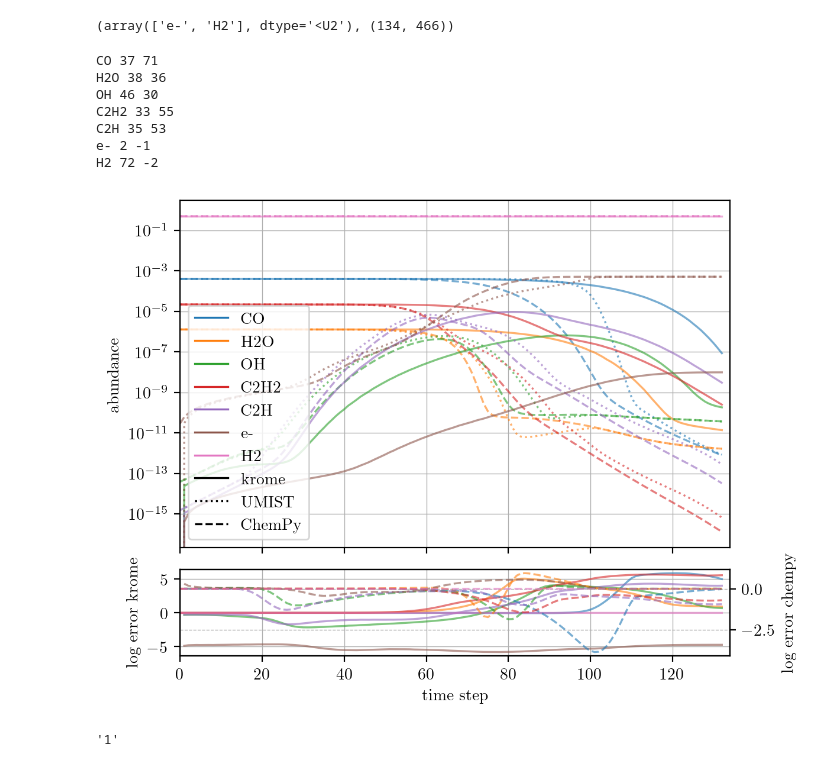
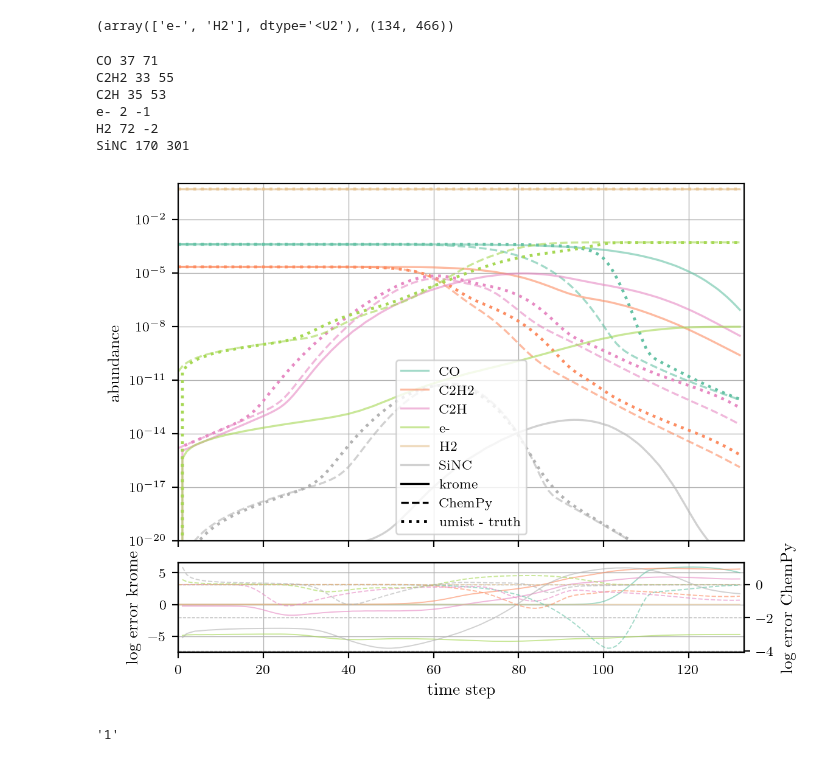
Before and after one commit to IvS-KULeuven/krome-CSE, a Jupyter notebook: benchmarkKROME.ipynb, the cells around one changed output. Saved outputs shown, nothing was run; the diff lists cells and outputs as text; code cells hidden in the pictures.

Commit message:
updating benchmark plot

```diff
--- a/benchmarkKROME.ipynb
+++ b/benchmarkKROME.ipynb
@@ -2,7 +2,6 @@
 import numpy                as np
 from os                     import listdir
 import matplotlib.pyplot    as plt
-import matplotlib           as mpl
 import matplotlib.lines     as mlines
 from natsort                import natsorted
 import os
@@ -13,6 +12,8 @@ from matplotlib             import rcParams, rc
 rcParams.update({'figure.dpi': 200})
 rc('font', family='serif')
 rc('text', usetex=True)
+rc('xtick', labelsize=8)
+rc('ytick', labelsize=8)
 
 import warnings
 warnings.filterwarnings("ignore")
@@ -20,10 +21,6 @@ warnings.filterwarnings("ignore")
 import sys
 sys.path.append('/STER/silkem/MACE/')
 import src.mace.utils as utils
-import src.mace.CSE_0D.dataset as ds
-
-from matplotlib             import rcParams, rc
-rcParams.update({'figure.dpi': 200})
 
 
 
@@ -214,7 +211,7 @@ ax1 = axs[0]
 ax2 = axs[1]
 ax2_twin = ax2.twinx()
 
-species = ['CO', 'H2O', 'OH', 'C2H2', 'C2H','e-',  'H2']
+species = ['CO', 'C2H2', 'C2H','e-',  'H2', 'SiNC']
 # species = ['e-', 'H2']
 
 alpha = 0.6
@@ -222,8 +219,9 @@ ms = 3
 lw = 1.2
 
 handles = []
+colors = plt.cm.Set2(np.linspace(0,1,len(species)))
 
-for spec in species:
+for i, spec in enumerate(species):
     ## KROME INDEX
     i_krome = get_idx(spec)
     ## UMIST INDEX
@@ -235,62 +233,67 @@ for spec in species:
         i_umist = specs_dict[spec]
     print(spec,i_krome,i_umist)
 
-
-    krome = abs_krome[i_krome-1]#/dens[:len(abs_krome[idx-1])]
+    ## abundances
+    krome = abs_krome[i_krome-1]
     umist = abs_umist[i_krome-1]/dens
     chempy = abs_chempy.T[i_umist]
 
-    line, = ax1.plot(krome, label = spec, alpha=alpha, ls = '-', lw =lw)
+    ## result KROME
+    line, = ax1.plot(krome, label = spec, alpha=alpha, ls = '-', lw =lw, color = colors[i])
+    ## result ChemPy
+    ax1.plot(chempy, alpha=alpha, ls = '--', lw =lw, color = line.get_color())
+    ## result UMIST --> "absolute truth"
+    ax1.plot(umist,  alpha=1, lw =lw+0.5, ls = ':', color = line.get_color())
 
-    specs_legend = mlines.Line2D([],[], color = line.get_color(), ls = '-'    , label=spec,lw = lw)
+    ## log errors compared to UMIST
+    ax2.plot(np.log10(krome)-np.log10(umist[:len(krome)]), color = line.get_color(), lw = lw-0.5, alpha = alpha)
+    ax2_twin.plot(np.log10(chempy)-np.log10(umist), color = line.get_color(), lw = lw-0.5, ls = '--', alpha = alpha)
 
-    ax1.plot(umist,  alpha=alpha, lw =lw, ls = ':', color = line.get_color())
-
-    ax1.plot(chempy, alpha=alpha, ls = '--', lw =lw, color = line.get_color())
-
-
-    ax2.plot(np.log10(krome)-np.log10(umist[:len(krome)]), color = line.get_color(), lw = lw, alpha = alpha)
-    ax2_twin.plot(np.log10(chempy)-np.log10(umist), color = line.get_color(), lw = lw, ls = '--', alpha = alpha)
-
+    ## legend setup
+    specs_legend = mlines.Line2D([],[], color = line.get_color(), ls = '-'    , label=spec,lw = lw, alpha = alpha)
     handles.append(specs_legend)
 
 krome_legend = mlines.Line2D([],[], color = 'k', ls = '-', label='krome',lw = lw, alpha = 1)
-umist_legend = mlines.Line2D([],[], color = 'k', ls = ':', label='UMIST',lw = lw, alpha = 1)
+umist_legend = mlines.Line2D([],[], color = 'k', ls = ':', label='umist - truth',lw = lw+0.5, alpha = 1)
 chempy_legend = mlines.Line2D([],[], color = 'k', ls = '--', label='ChemPy',lw = lw, alpha = 1)
 
 handles.append(krome_legend)
+handles.append(chempy_legend)
 handles.append(umist_legend)
-handles.append(chempy_legend)
 
 ax1.set_yscale('log')
 # ax1.set_ylim(1e-20, 1e-4)
 
 ax1.set_ylabel('abundance')
 ax2.set_xlabel('time step')
 ax2.set_ylabel('log error krome')
-ax2_twin.set_ylabel('log error chempy')
+ax2_twin.set_ylabel('log error ChemPy')
 
-ax1.set_xlim(0,134)
-ax2.set_xlim(0,134)
+xlowerlim = 0
+xupperlim = 133
+ax1.set_xlim(xlowerlim,xupperlim)
+ax2.set_xlim(xlowerlim,xupperlim)
+ax1.set_ylim(1e-20, 1e0)
 
 ax1.xaxis.set_ticklabels([])
 ax1.grid(True, lw = 0.5)
 ax2.grid(True, lw = 0.5)
 ax2_twin.grid(True, lw = 0.5, ls = '--')
 
 # ax1.set_ylim(1e-20, 1e2)
 
-ax1.legend(handles = handles)
+ax1.legend(handles = handles, fontsize = 8)
+plt.tight_layout()
+plt.savefig('output_krome.png')
 plt.show()
 # %% [output]
 CO 37 71
-H2O 38 36
-OH 46 30
 C2H2 33 55
 C2H 35 53
 e- 2 -1
 H2 72 -2
+SiNC 170 301
-[figure, old version]
+[figure, new version]
 # %%
 s = '/STER/silkem/fortran_0D/out/20211015_gridC_Mdot1e-6_v17-5_T_eps_model_2022-12-24h17-06-51/time/time1.out'
 
```
Also changed, not shown: 1 other file.
